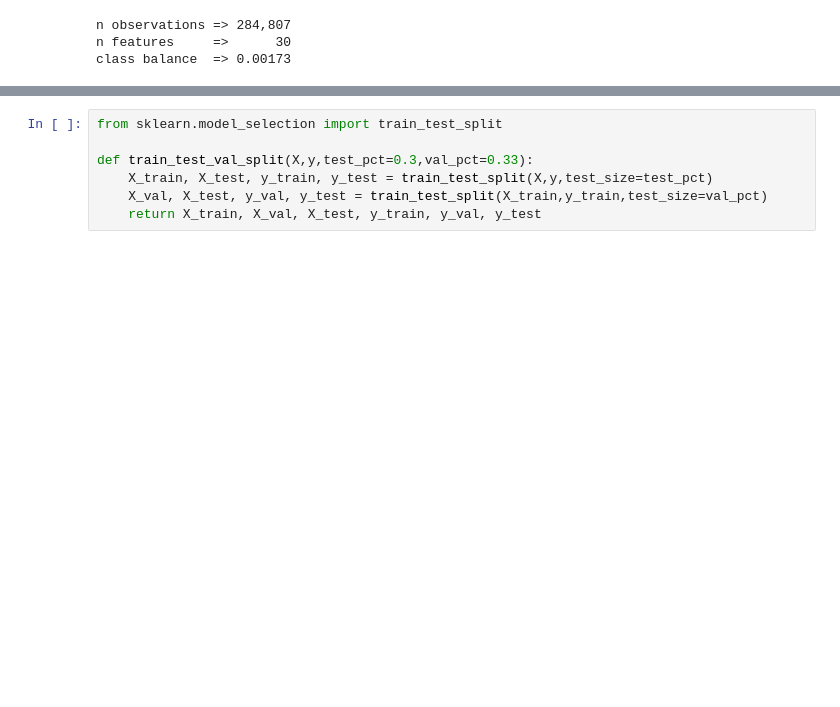
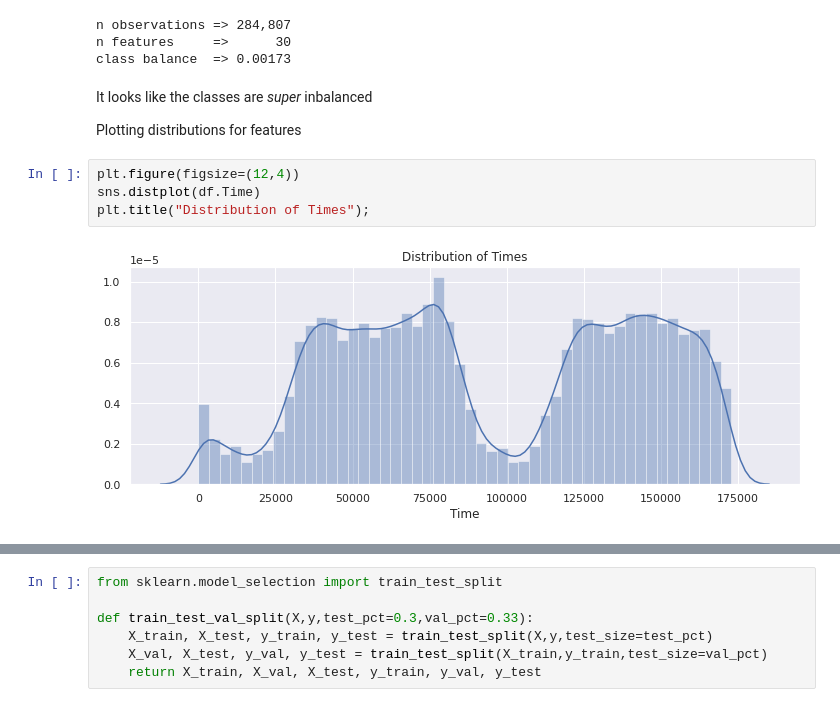
Before and after one commit to a-poor/cc-fraud, a Jupyter notebook: cc-fraud-analysis.ipynb, the cells around one changed output, grey strips where cells are left out. Cells and saved outputs as stored; diff of their text form; blank space fills up the shorter version.

```diff
--- a/cc-fraud-analysis.ipynb
+++ b/cc-fraud-analysis.ipynb
@@ -32,3 +56,13 @@ print(f"class balance  => {class_balance:7.5f}")
 n observations => 284,807
 n features     =>      30
 class balance  => 0.00173
+# %% [markdown]
+It looks like the classes are _super_ inbalanced
+
+Plotting distributions for features
+# %%
+plt.figure(figsize=(12,4))
+sns.distplot(df.Time)
+plt.title("Distribution of Times");
+# %% [output]
+[figure, added]
```
Also changed, not shown: parts of 28 cells of this notebook, 3 other files.
